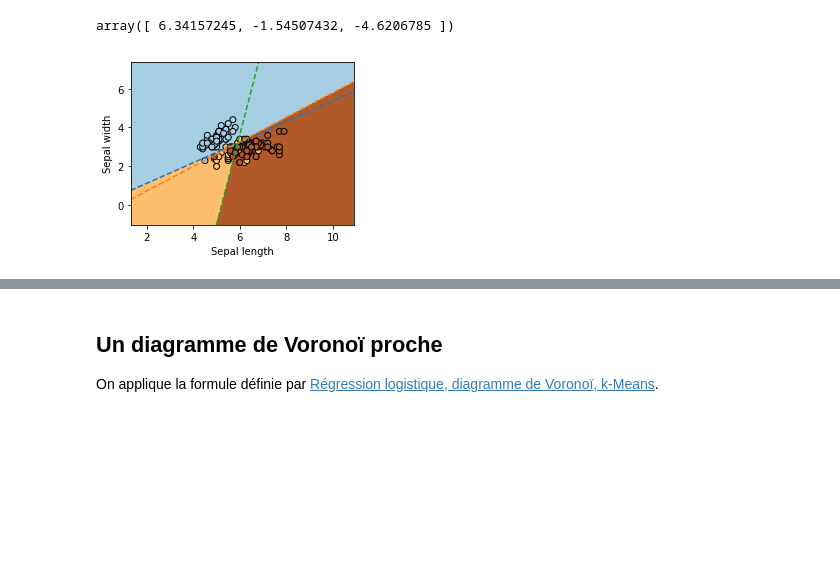
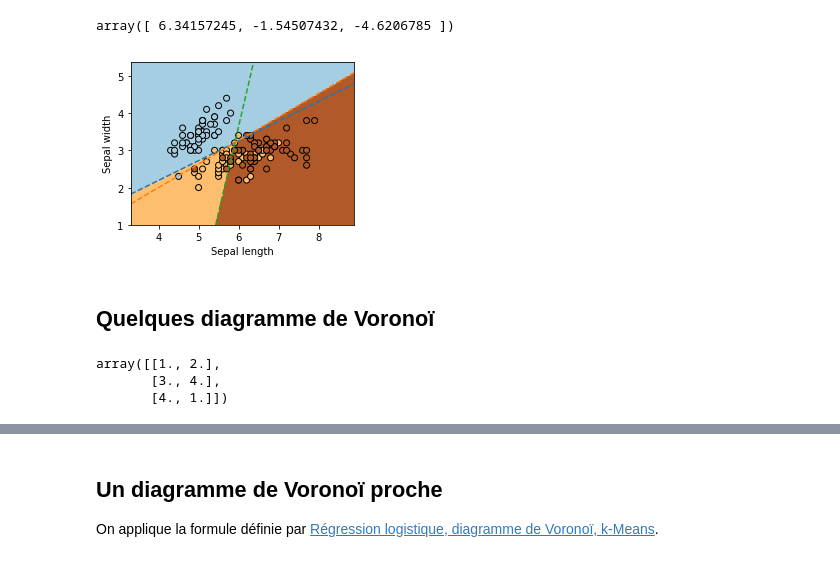
Before and after one commit to sdpython/mlstatpy, a Jupyter notebook: _doc/notebooks/ml/logreg_voronoi.ipynb, the cells around one changed output, grey strips where cells are left out. Drawn from its saved outputs; the diff is of its cells as text; code cells hidden in the pictures; blank space fills up the shorter version.

```diff
--- a/_doc/notebooks/ml/logreg_voronoi.ipynb
+++ b/_doc/notebooks/ml/logreg_voronoi.ipynb
@@ -50,7 +50,9 @@ On vérifie que la fonction de décision correspond à la formule suivant.
 # %% [output]
 array([ 6.34157245, -1.54507432, -4.6206785 ])
 # %%
-def draw_border(clr, X, y, incx=3, incy=3):
+import matplotlib.pyplot as plt
+
+def draw_border(clr, X, y, incx=1, incy=1):
 
     h = .02  # step size in the mesh
     # Plot the decision boundary. For that, we will assign a color to each
@@ -60,31 +62,33 @@ def draw_border(clr, X, y, incx=3, incy=3):
     xx, yy = numpy.meshgrid(numpy.arange(x_min, x_max, h), numpy.arange(y_min, y_max, h))
     Z = clr.predict(numpy.c_[xx.ravel(), yy.ravel()])
 
     # Put the result into a color plot
     Z = Z.reshape(xx.shape)
     fig, ax = plt.subplots(1, 1, figsize=(4, 3))
     ax.pcolormesh(xx, yy, Z, cmap=plt.cm.Paired)
 
     # Plot also the training points
     ax.scatter(X[:, 0], X[:, 1], c=y, edgecolors='k', cmap=plt.cm.Paired)
     ax.set_xlabel('Sepal length')
     ax.set_ylabel('Sepal width')
 
     ax.set_xlim(xx.min(), xx.max())
     ax.set_ylim(yy.min(), yy.max())
 
     # Draw lines
     x1, x2 = xx.min(), xx.max()
     for i in range(0, clr.coef_.shape[0]):
         for j in range(i+1, clr.coef_.shape[0]):
             delta = clr.coef_[i] - clr.coef_[j]
             db = clr.intercept_[i] - clr.intercept_[j]
             y1 = (-db - delta[0] * x1) / delta[1]
             y2 = (-db - delta[0] * x2) / delta[1]
             ax.plot([x1, x2], [y1, y2], '--')
 
     return ax
 
 draw_border(clr, X, y);
 # %% [output]
-[figure, old version]
+[figure, new version]
+# %% [markdown]
+## Quelques diagramme de Voronoï
@@ -90,0 +97,7 @@ draw_border(clr, X, y);
+# %%
+from scipy.spatial import Voronoi, voronoi_plot_2d
+vor = Voronoi(points)
+# %% [output]
+array([[1., 2.],
+       [3., 4.],
+       [4., 1.]])
```
Also changed, not shown: parts of 5 cells of this notebook, 3 other files.
